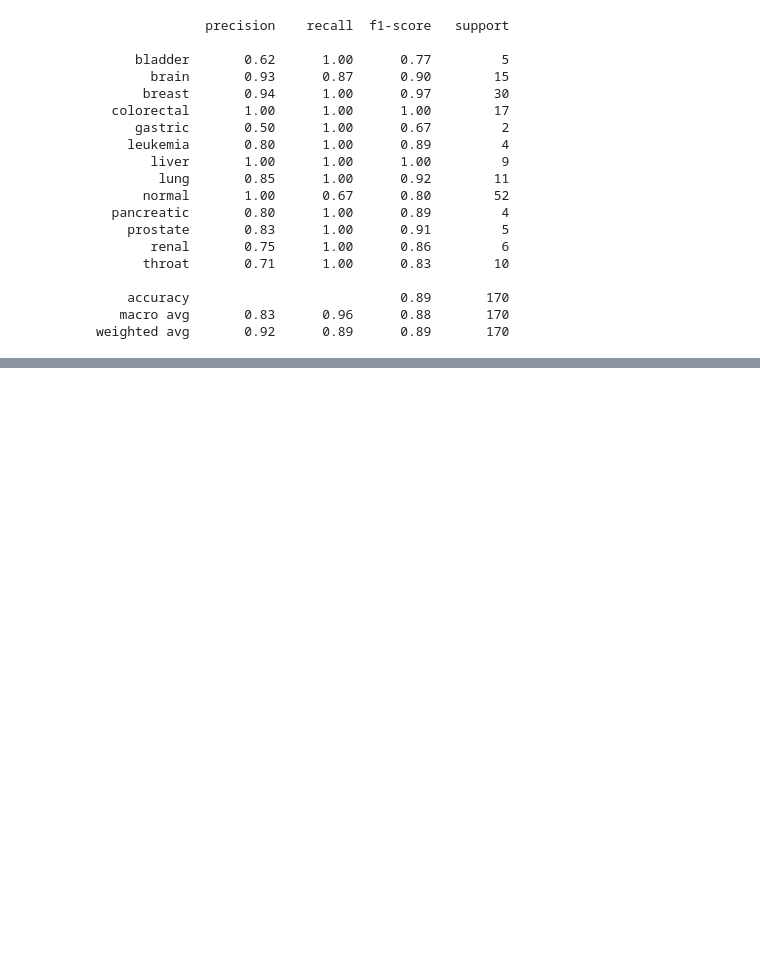
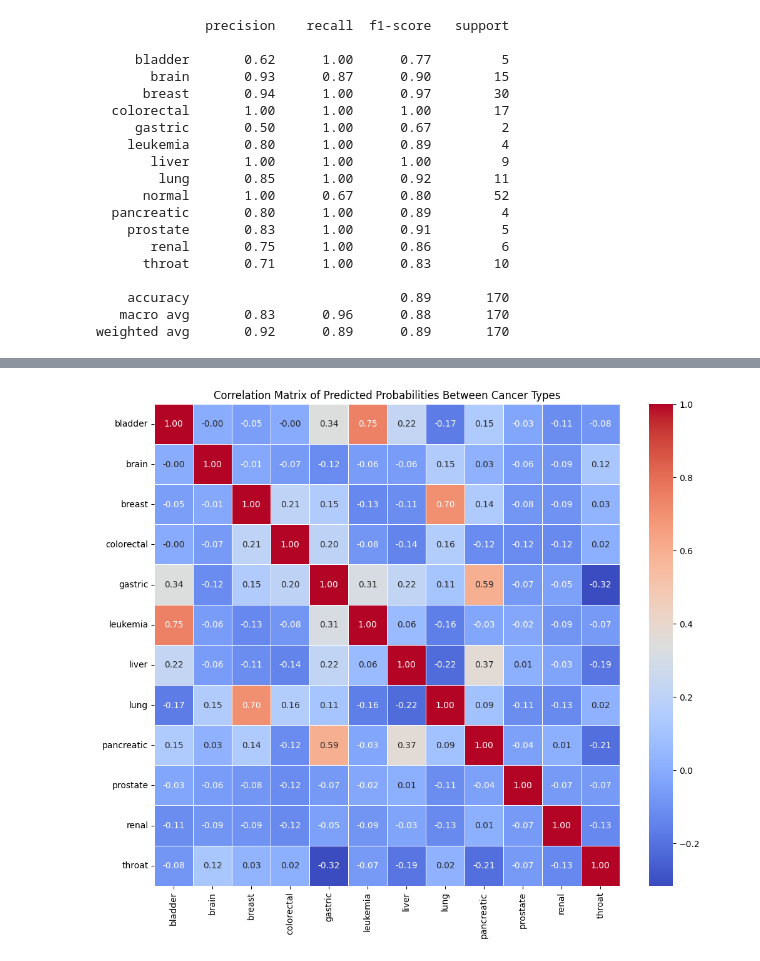
Before and after one commit to PhongCT1105/Cancer_Detector, a Jupyter notebook: Combined_model.ipynb, the cells around one changed output, grey strips where cells are left out. Cells and saved outputs as stored; diff of their text form; code cells hidden in the pictures; blank space fills up the shorter version.

```diff
--- a/Combined_model.ipynb
+++ b/Combined_model.ipynb
@@ -307,0 +350,19 @@ Updated results with binary classifications saved to 'binary_prediction_results.
+# %%
+import matplotlib.pyplot as plt
+import seaborn as sns
+
+data = pd.read_csv("prediction_results_cleaned.csv")
+
+# Select only the columns corresponding to cancer types (exclude 'sample_index' and 'true_label')
+cancer_types = data.columns[1:-1]  # Exclude 'sample_index' and 'true_label'
+
+# Compute the correlation matrix
+correlation_matrix = data[cancer_types].corr()
+
+# Plot the correlation matrix as a heatmap
+plt.figure(figsize=(12, 10))
+sns.heatmap(correlation_matrix, annot=True, cmap='coolwarm', fmt='.2f', linewidths=0.5)
+plt.title("Correlation Matrix of Predicted Probabilities Between Cancer Types")
+plt.show()
+# %% [output]
+[figure, added]
```
Also changed, not shown: parts of 3 cells of this notebook, 4 other files.
